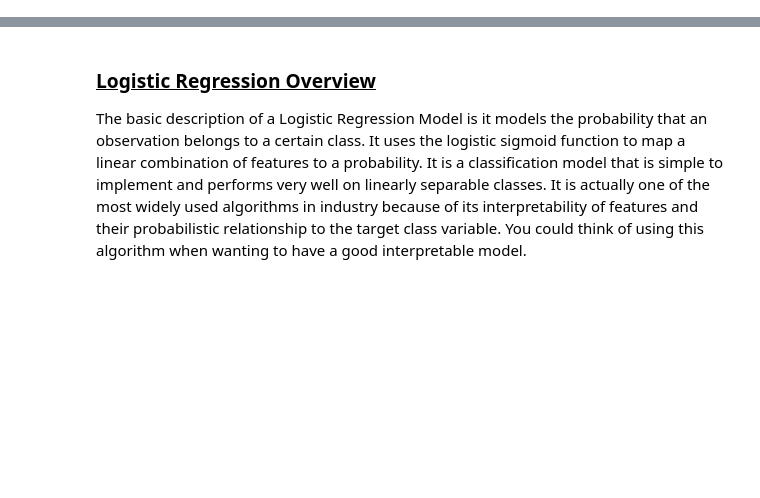
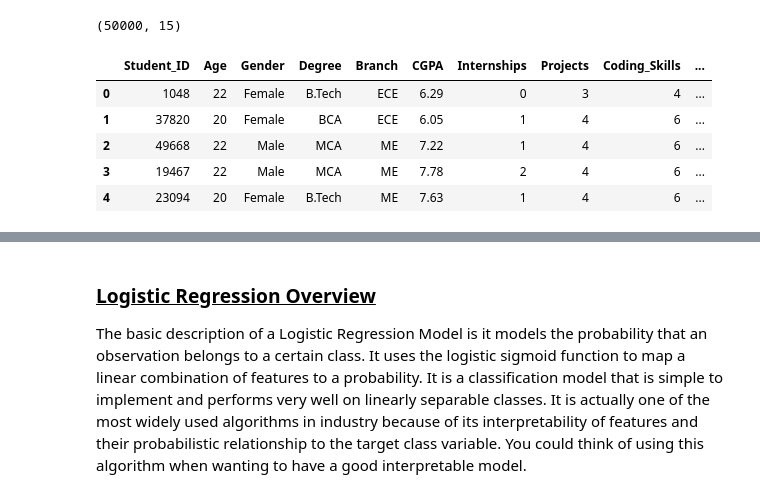
Before and after one commit to muskaanmahes/DS-7331-Term-Project, a Jupyter notebook: Mini_Lab_Logistic_Regression_SVMs/MiniLab_Master.ipynb, the cells around one changed output, grey strips where cells are left out. Drawn from its saved outputs; the diff is of its cells as text; code cells hidden in the pictures; blank space fills up the shorter version.

```diff
--- a/Mini_Lab_Logistic_Regression_SVMs/MiniLab_Master.ipynb
+++ b/Mini_Lab_Logistic_Regression_SVMs/MiniLab_Master.ipynb
@@ -0,0 +20,14 @@
+# %%
+#loading dataset
+
+df = pd.read_csv("../Student Placement Dataset/full_dataset.csv")
+print(df.shape)
+df.head()
+# %% [output]
+(50000, 15)
+|  | Student_ID | Age | Gender | Degree | Branch | CGPA | Internships | Projects | Coding_Skills | ... |
+| 0 | 1048 | 22 | Female | B.Tech | ECE | 6.29 | 0 | 3 | 4 | ... |
+| 1 | 37820 | 20 | Female | BCA | ECE | 6.05 | 1 | 4 | 6 | ... |
+| 2 | 49668 | 22 | Male | MCA | ME | 7.22 | 1 | 4 | 6 | ... |
+| 3 | 19467 | 22 | Male | MCA | ME | 7.78 | 2 | 4 | 6 | ... |
+| 4 | 23094 | 20 | Female | B.Tech | ME | 7.63 | 1 | 4 | 6 | ... |
```
Also changed, not shown: parts of 38 cells of this notebook.
